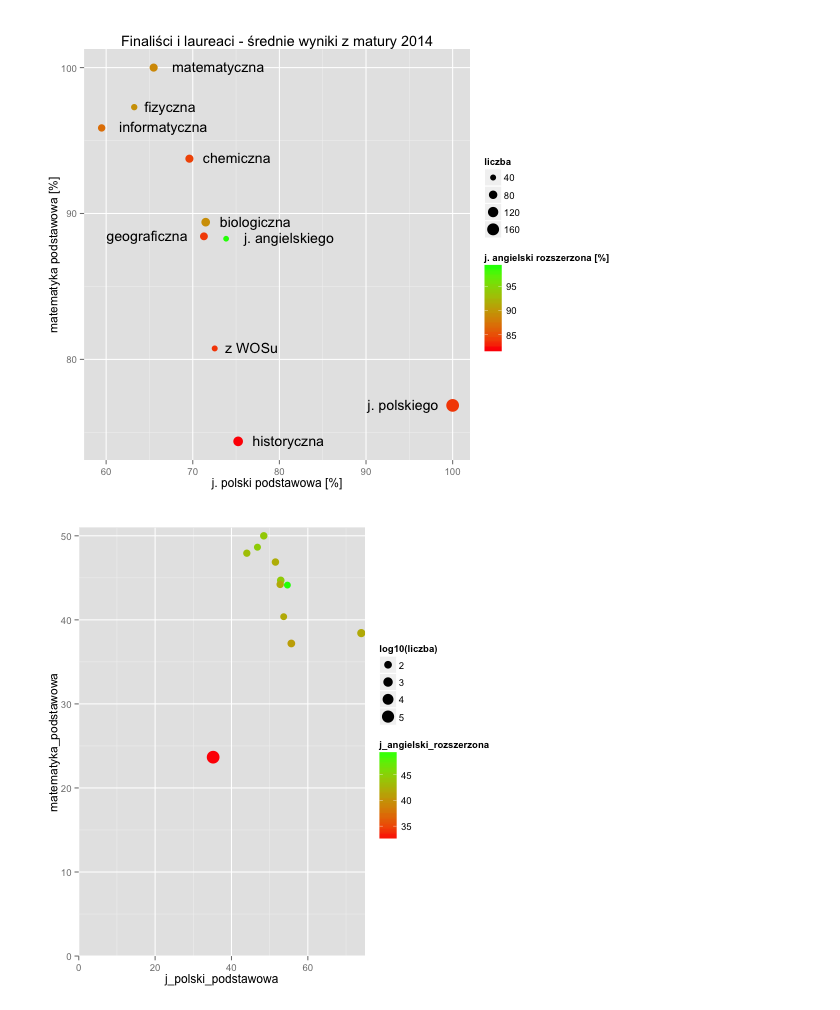
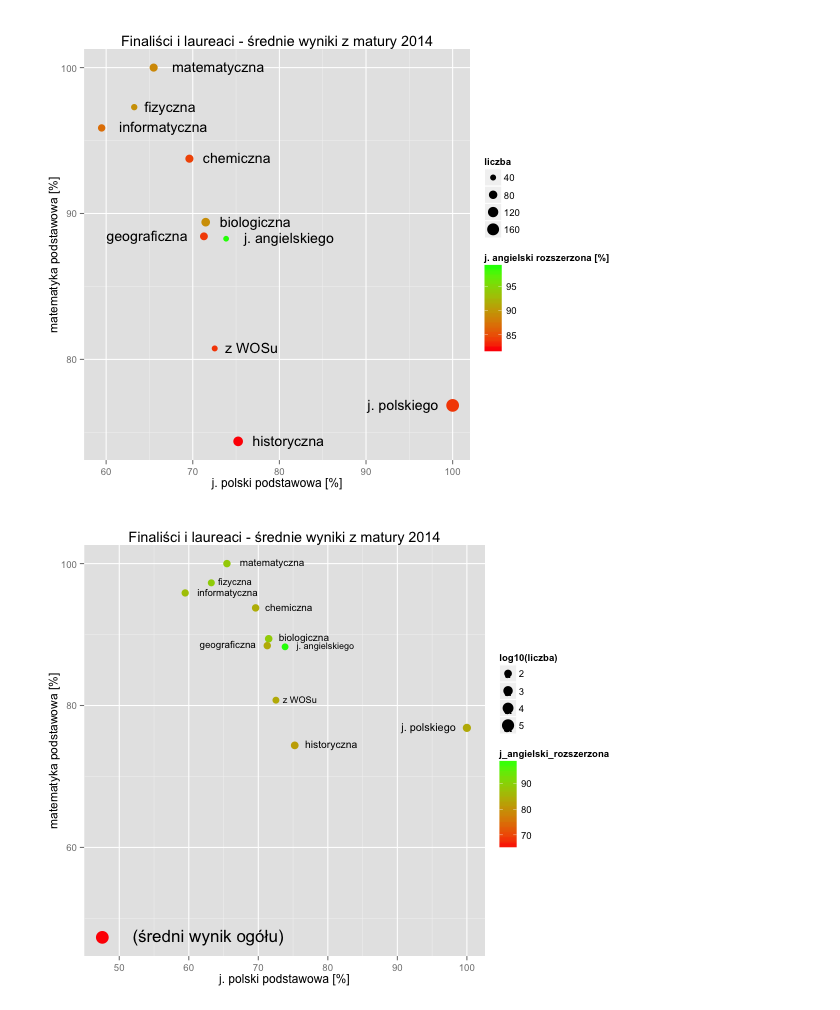
Before and after one commit to stared/delab-matury, a Jupyter notebook: eksploracje/laureaci.ipynb, the cells around one changed output. Cells and saved outputs as stored; diff of their text form; code cells hidden in the pictures.

Commit message:
laureaci odniesienie

```diff
--- a/eksploracje/laureaci.ipynb
+++ b/eksploracje/laureaci.ipynb
@@ -130,3 +127,5 @@ zlicenia_laureatow = pd.DataFrame([(df[df[col]==True] > 0).sum() for col in kolu
+# %%
+srednie_laureatow.loc['srednia'] = srednia
 # %%
 srednie_laureatow[kolumny_przedmiotow]
 # %% [output]
@@ -146,3 +145,4 @@ srednie_laureatow[kolumny_przedmiotow]
 srednie_laureatow_proc = 100*srednie_laureatow[kolumny_przedmiotow]/maksima[kolumny_przedmiotow]
 # %%
 srednie_laureatow_proc['liczba'] = zlicenia_laureatow['id_szkoly']
+srednie_laureatow_proc.loc['srednia', 'liczba'] = len(df)
@@ -182,7 +168,8 @@ srednie_laureatow_proc.index
 Index(['biologia_laureat', 'chemia_laureat', 'fizyka_laureat', 'geografia_laureat', 'historia_laureat', 'informatyka_laureat', 'j_angielski_laureat', 'j_polski_laureat', 'matematyka_laureat', 'WOS_lau ...
 # %%
 srednie_laureatow_proc["olimpiada"] = ["biologiczna", "chemiczna", "fizyczna", "geograficzna", "historyczna",
-                                      "informatyczna", "j. angielskiego", "j. polskiego", "matematyczna", "z WOSu"]
+                                      "informatyczna", "j. angielskiego", "j. polskiego", "matematyczna", "z WOSu",
+                                      "(średni wynik ogółu)"]
 # %%
 srednie_laureatow_proc["olimpiada"]
 # %% [output]
@@ -208,7 +196,7 @@ srednie_laureatow_proc[] <- lapply(srednie_laureatow_proc, function(x) {attr(x,
 
 #srednie_laureatow_proc$laureat <- rownames(srednie_laureatow_proc) %>% gsub("_laureat", "", .) %>% gsub("_", " ", .)
 
-# srednie_laureatow_proc <- filter(srednie_laureatow_proc, laureat != "srednia")
+srednie_laureatow_proc <- filter(srednie_laureatow_proc, olimpiada != "(średni wynik ogółu)")
 
 z <- c("geograficzna", "j. polskiego")
 
@@ -225,20 +213,22 @@ ggplot(srednie_laureatow_proc, aes(x=j_polski_podstawowa, y=matematyka_podstawow
 # %% [output]
 [figure]
 # %%
-%%R -i srednie_laureatow
+%%R -i srednie_laureatow_proc -w 600
 library(dplyr)
 library(ggplot2)
 
 # hack, bo inaczej cos nie tak z konwersja
-srednie_laureatow[] <- lapply(srednie_laureatow, function(x) {attr(x, 'dim') <- NULL; x})
+srednie_laureatow_proc[] <- lapply(srednie_laureatow_proc, function(x) {attr(x, 'dim') <- NULL; x})
 
-srednie_laureatow$laureat <- rownames(srednie_laureatow) %>% gsub("_laureat", "", .) %>% gsub("_", " ", .)
-
-ggplot(srednie_laureatow, aes(x=j_polski_podstawowa, y=matematyka_podstawowa,
-                              label=laureat)) +
-  geom_point(aes(size=log10(liczba), color=j_angielski_rozszerzona)) +  # j_angielski_podstawowa
+ggplot(srednie_laureatow_proc, aes(x=j_polski_podstawowa, y=matematyka_podstawowa,
+                                   label=olimpiada, size=log10(liczba))) +
+  geom_point(aes(color=j_angielski_rozszerzona)) +  # j_angielski_podstawowa
   scale_size_area(max_size=6) +
   scale_colour_gradient(low="red", high="green") +
-  coord_cartesian(xlim=c(0, 75), ylim=c(0, 51))
+ # coord_cartesian("j. angielski rozszerzona [%]", xlim=c(-5, 105), ylim=c(-5, 105))
+  geom_text(hjust=1.2, vjust=0.3, data=filter(srednie_laureatow_proc, olimpiada %in% z)) +
+  geom_text(hjust=-0.2, vjust=0.3, data=filter(srednie_laureatow_proc, !(olimpiada %in% z))) +
+  ggtitle("Finaliści i laureaci - średnie wyniki z matury 2014") +
+  labs(x="j. polski podstawowa [%]", y="matematyka podstawowa [%]")
 # %% [output]
-[figure, old version]
+[figure, new version]
```
Also changed, not shown: parts of 11 cells of this notebook, 1 other file.
